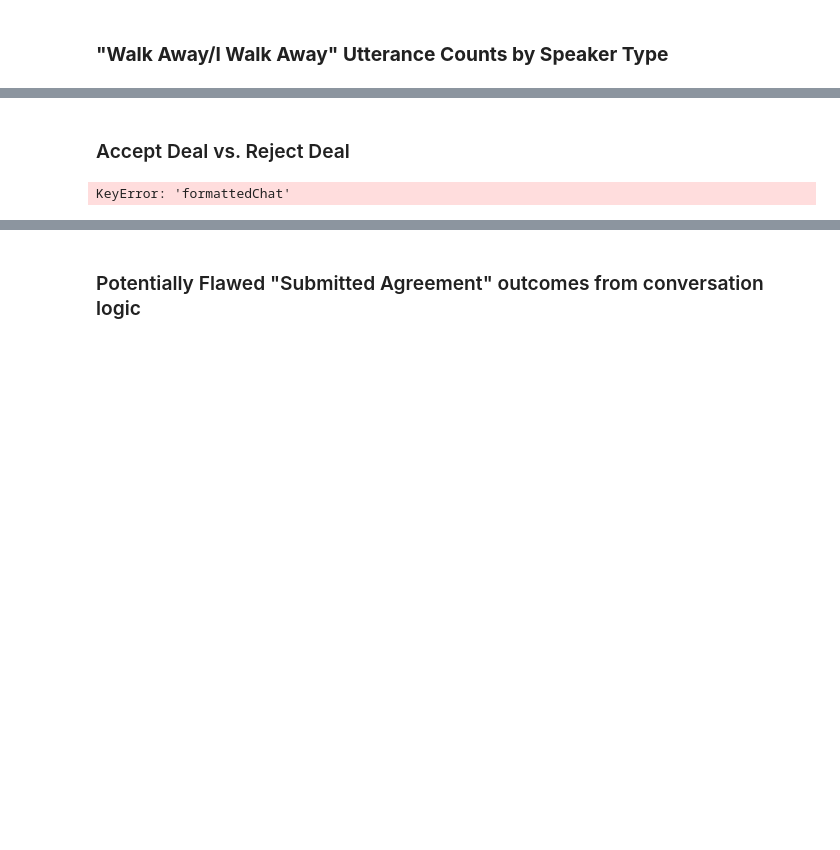
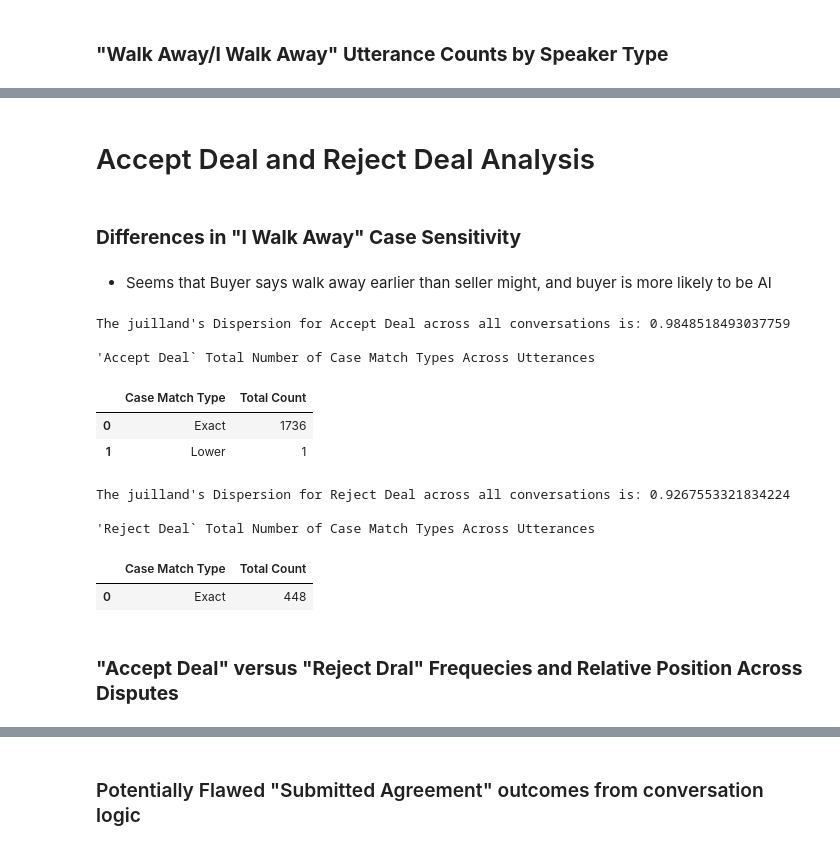
Before and after one commit to mishkin101/ConvoKit_Disputes, a Jupyter notebook: src/data_preprocessing.ipynb, the cells around one changed output, grey strips where cells are left out. Saved outputs shown, nothing was run; the diff lists cells and outputs as text; code cells hidden in the pictures; blank space fills up the shorter version.

Commit message:
"Accept Deal" versus "Reject Deal" Word statistics in data exploration

```diff
--- a/src/data_preprocessing.ipynb
+++ b/src/data_preprocessing.ipynb
@@ -308,38 +297,36 @@ Key Value: I Walk Away, Grouped by: speaker, Aggregated columns: ['relative_pos'
 | Buyer | 0.99743 | 0.013216 |
 | Seller | 0.99770 | 0.004065 |
 # %% [markdown]
-### Accept Deal vs. Reject Deal
+# Accept Deal and  Reject Deal Analysis
-# %%
-# Using the filterRows method from DataPreprocessor
-filtered_rows_submitted = data_preprocessor.filterRows("formattedChat", "Submitted agreement", case_in=False)
-print("Submitted agreement:", filtered_rows_submitted.shape)
-
-filtered_rows_reject = data_preprocessor.filterRows("formattedChat", "Reject Deal", case_in=False)
-print("reject:", filtered_rows_reject.shape)
-
-filtered_rows_reject_U = data_preprocessor.filterRows("formattedChat", "Reject Deal", case_in=True)
-print("Reject (case-sensitive):", filtered_rows_reject_U.shape)
-
-filtered_rows_accept = data_preprocessor.filterRows("formattedChat", "Accept Deal", case_in=False)
-print("accept:", filtered_rows_accept.shape)
-
-filtered_rows_accept_U = data_preprocessor.filterRows("formattedChat", "Accept Deal", case_in=True)
-print("Accept (case-sensitive):", filtered_rows_accept_U.shape)
-
-# Count exact matches between case-sensitive and case-insensitive searches
-exact_matches = (filtered_rows_accept["formattedChat"] == filtered_rows_accept_U["formattedChat"]).sum()
-print("Exact case matches:", exact_matches)
-
-# Calculate total valid responses
-total_valid_responses = filtered_rows_accept.shape[0] + filtered_rows_reject.shape[0]
-print("Total Valid Responses:", total_valid_responses)
-
-# Check for intersection between accept and reject
-accept_reject_intersection = filtered_rows_accept.index.intersection(filtered_rows_reject.index)
-print("Accept-Reject Intersection:", accept_reject_intersection.shape)
-
-
-# filtered_rows_accept["formattedChat"].iloc[1]
-# filtered_rows_submitted["formattedChat"].iloc[0]
-# %% [output]
-KeyError: 'formattedChat'
+# %% [markdown]
+### **Differences in "I Walk Away" Case Sensitivity**
+# %% [markdown]
+- Seems that Buyer says walk away earlier than seller might, and buyer is more likely to be AI
+# %%
+# filtered_rows_df_i = data_preprocessor.getUtterancesDF()[data_preprocessor.getUtterancesDF()["message"].str.contains(r"\bI Walk Away\b", case=False, na=False, regex=True)]
+# print(len(filtered_rows_df_i))
+data_preprocessor.filterMatches('message', "Accept Deal")
+disp= data_preprocessor.getStandardizedDispersion("Accept Deal", False)
+disp = float(disp)
+# print(f"The dispersion of Accept Deal across all conversatins is: {disp}\n")
+display(data_preprocessor.getConvoMatchesByCase("Accept Deal"))
+
+data_preprocessor.filterMatches('message', "Reject Deal")
+disp= data_preprocessor.getStandardizedDispersion("Reject Deal", False)
+disp = float(disp)
+# print(f"The dispersion across all conversatins is: {disp}")
+display(data_preprocessor.getConvoMatchesByCase("Reject Deal"))
+# %% [output]
+The juilland's Dispersion for Accept Deal across all conversations is: 0.9848518493037759
+
+'Accept Deal` Total Number of Case Match Types Across Utterances
+|  | Case Match Type | Total Count |
+| 0 | Exact | 1736 |
+| 1 | Lower | 1 |
+The juilland's Dispersion for Reject Deal across all conversations is: 0.9267553321834224
+
+'Reject Deal` Total Number of Case Match Types Across Utterances
+|  | Case Match Type | Total Count |
+| 0 | Exact | 448 |
+# %% [markdown]
+### **"Accept Deal" versus "Reject Dral" Frequecies and Relative Position Across Disputes**
```
Also changed, not shown: parts of 24 cells of this notebook, 3 other files.
